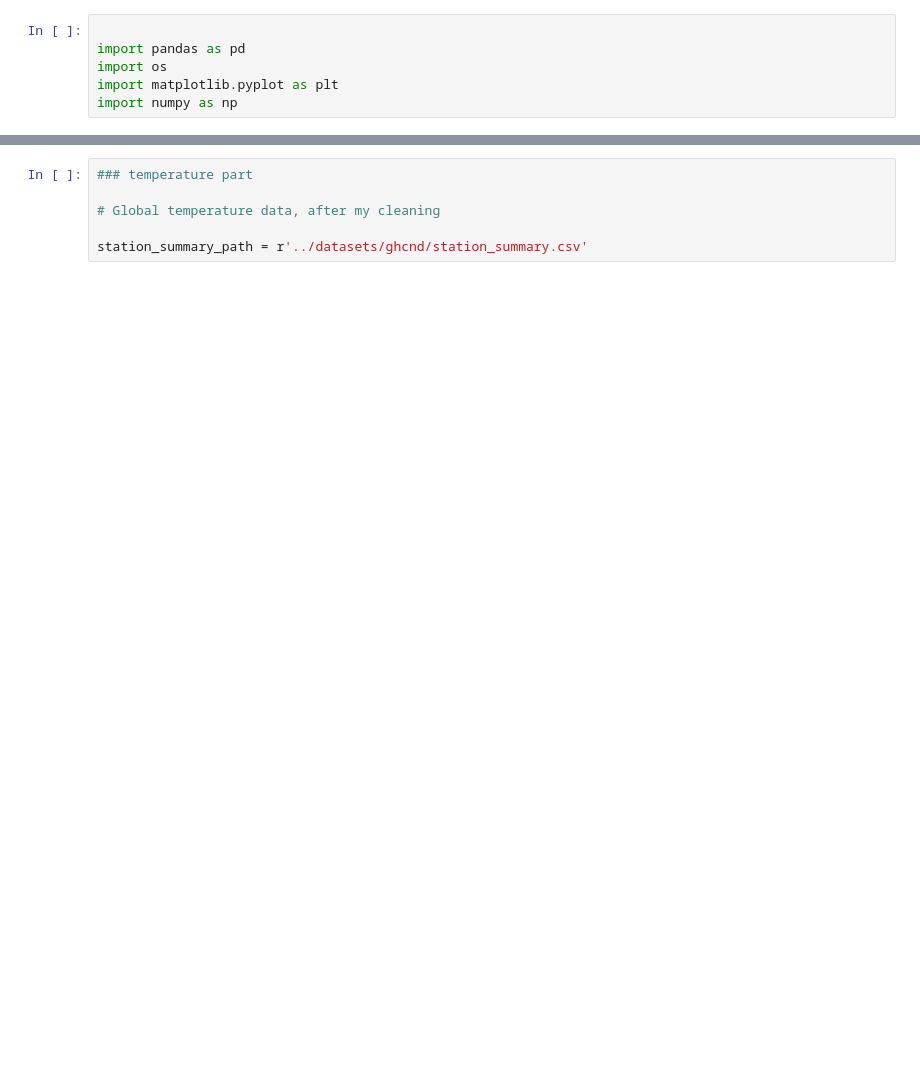
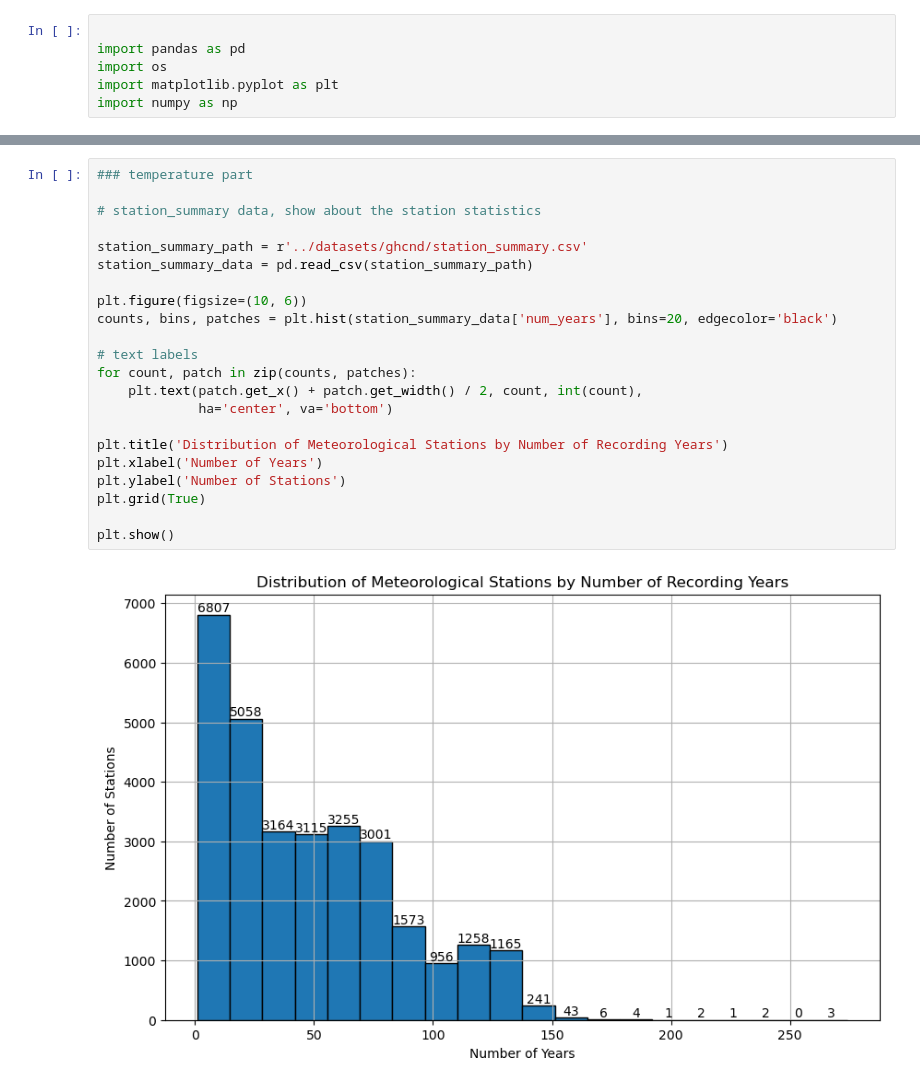
Before and after one commit to ACM40960/project-ouyang, a Jupyter notebook: code/dataset.ipynb, the cells around one changed output, grey strips where cells are left out. Cells and saved outputs as stored; diff of their text form; blank space fills up the shorter version.

```diff
--- a/code/dataset.ipynb
+++ b/code/dataset.ipynb
@@ -133,6 +196,24 @@ plt.show()
-# %%
-### temperature part
-
-# Global temperature data, after my cleaning
-
-station_summary_path = r'../datasets/ghcnd/station_summary.csv'
+# %%
+### temperature part
+
+# station_summary data, show about the station statistics
+
+station_summary_path = r'../datasets/ghcnd/station_summary.csv'
+station_summary_data = pd.read_csv(station_summary_path)
+
+plt.figure(figsize=(10, 6))
+counts, bins, patches = plt.hist(station_summary_data['num_years'], bins=20, edgecolor='black')
+
+# text labels
+for count, patch in zip(counts, patches):
+    plt.text(patch.get_x() + patch.get_width() / 2, count, int(count),
+             ha='center', va='bottom')
+
+plt.title('Distribution of Meteorological Stations by Number of Recording Years')
+plt.xlabel('Number of Years')
+plt.ylabel('Number of Stations')
+plt.grid(True)
+
+plt.show()
+# %% [output]
+[figure, added]
```
Also changed, not shown: parts of 13 cells of this notebook, 7 other files.
